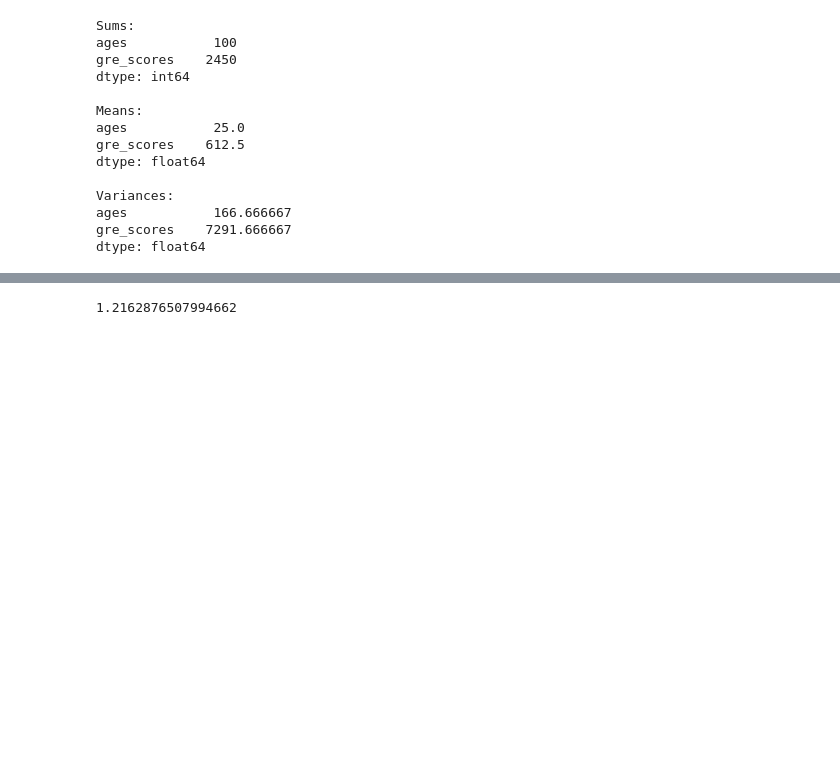
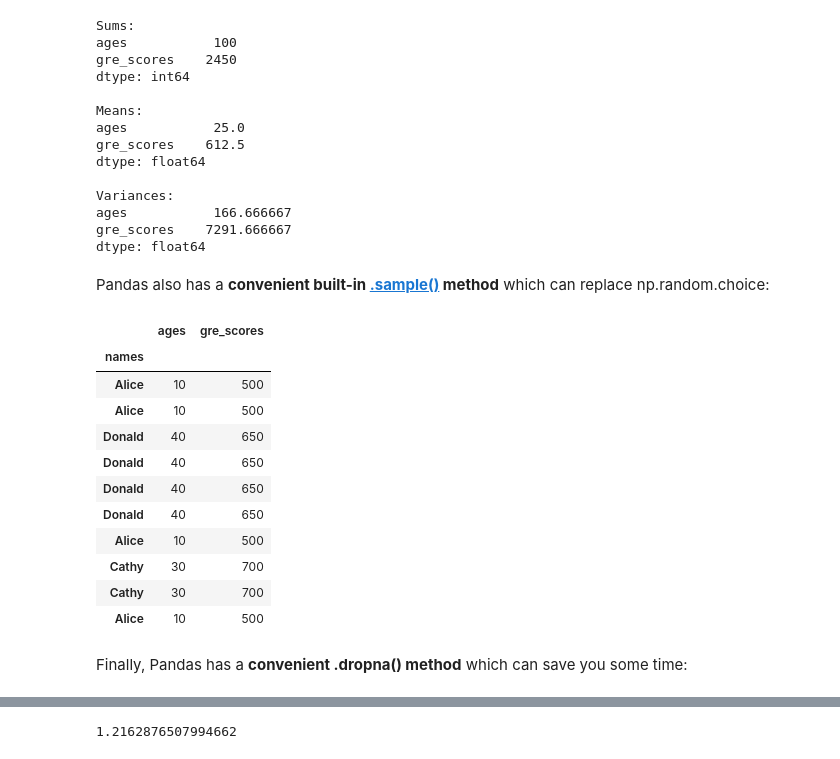
Before and after one commit to jonahpearl/TAD_python, a Jupyter notebook: notebooks/TAD_Week3_etASAdemo_ng_student.ipynb, the cells around one changed output, grey strips where cells are left out. Saved outputs shown, nothing was run; the diff lists cells and outputs as text; code cells hidden in the pictures; blank space fills up the shorter version.

```diff
--- a/notebooks/TAD_Week3_etASAdemo_ng_student.ipynb
+++ b/notebooks/TAD_Week3_etASAdemo_ng_student.ipynb
@@ -244,3 +248,22 @@ Variances:
 ages           166.666667
 gre_scores    7291.666667
 dtype: float64
+# %% [markdown]
+Pandas also has a **convenient built-in [.sample()](https://pandas.pydata.org/docs/reference/api/pandas.DataFrame.sample.html) method** which can replace np.random.choice:
+# %%
+df.sample(n=10, replace=True, random_state=100)
+# %% [output]
+|  | ages | gre_scores |
+| names |  |  |
+| Alice | 10 | 500 |
+| Alice | 10 | 500 |
+| Donald | 40 | 650 |
+| Donald | 40 | 650 |
+| Donald | 40 | 650 |
+| Donald | 40 | 650 |
+| Alice | 10 | 500 |
+| Cathy | 30 | 700 |
+| Cathy | 30 | 700 |
+| Alice | 10 | 500 |
+# %% [markdown]
+Finally, Pandas has a **convenient .dropna() method** which can save you some time:
```
Also changed, not shown: parts of 18 cells of this notebook.
